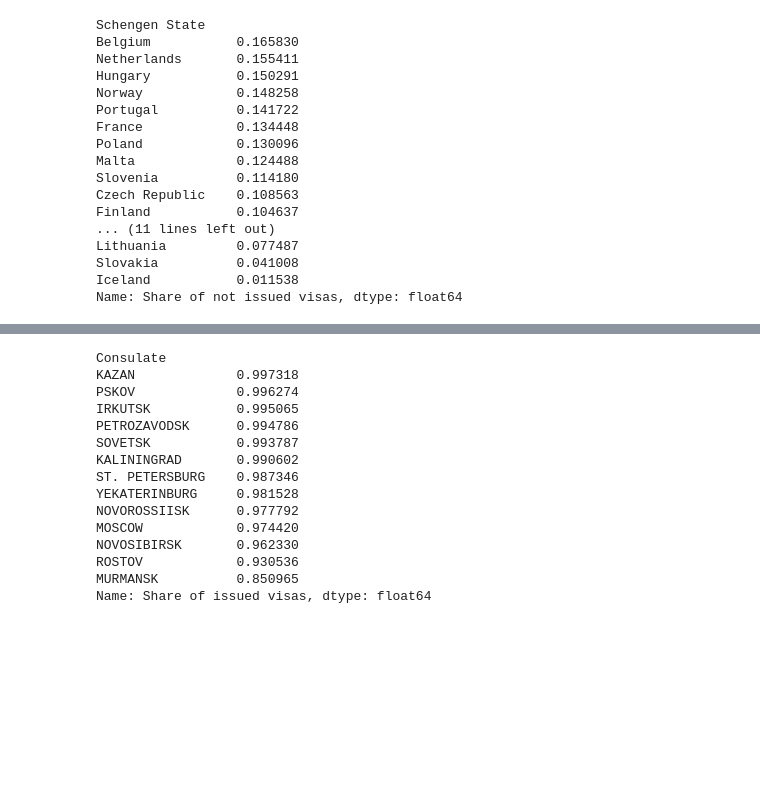
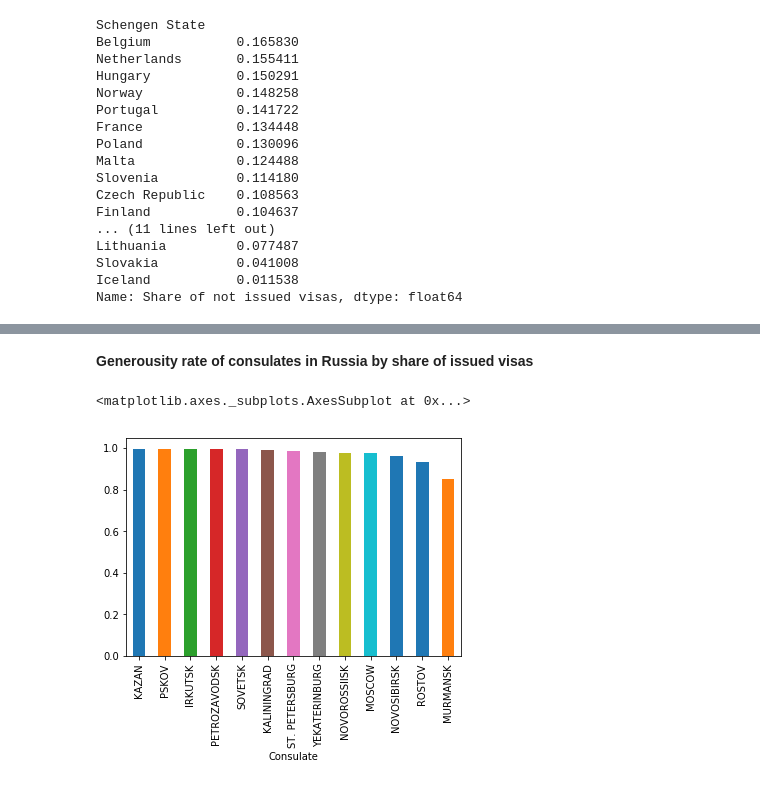
Before and after one commit to Tsukimy/shengen_project, a Jupyter notebook: shengen_project.ipynb, the cells around one changed output, grey strips where cells are left out. Drawn from its saved outputs; the diff is of its cells as text; code cells hidden in the pictures; blank space fills up the shorter version.

```diff
--- a/shengen_project.ipynb
+++ b/shengen_project.ipynb
@@ -359,19 +344,8 @@ Name: Numeric total issued visas, dtype: float64
+# %% [markdown]
+**Generousity rate of consulates in Russia by share of issued visas**
 # %%
 numeric_data[numeric_data['Country where consulate is located'] == 'RUSSIAN FEDERATION']\
-    .groupby(['Consulate'])['Share of issued visas'].mean().sort_values(ascending = False).head(25)
+    .groupby(['Consulate'])['Share of issued visas'].mean().sort_values(ascending = False).plot(kind='bar')
 # %% [output]
-Consulate
-KAZAN             0.997318
-PSKOV             0.996274
-IRKUTSK           0.995065
-PETROZAVODSK      0.994786
-SOVETSK           0.993787
-KALININGRAD       0.990602
-ST. PETERSBURG    0.987346
-YEKATERINBURG     0.981528
-NOVOROSSIISK      0.977792
-MOSCOW            0.974420
-NOVOSIBIRSK       0.962330
-ROSTOV            0.930536
-MURMANSK          0.850965
-Name: Share of issued visas, dtype: float64
+<matplotlib.axes._subplots.AxesSubplot at 0x...>
+[figure, added]
```
Also changed, not shown: parts of 43 cells of this notebook.
